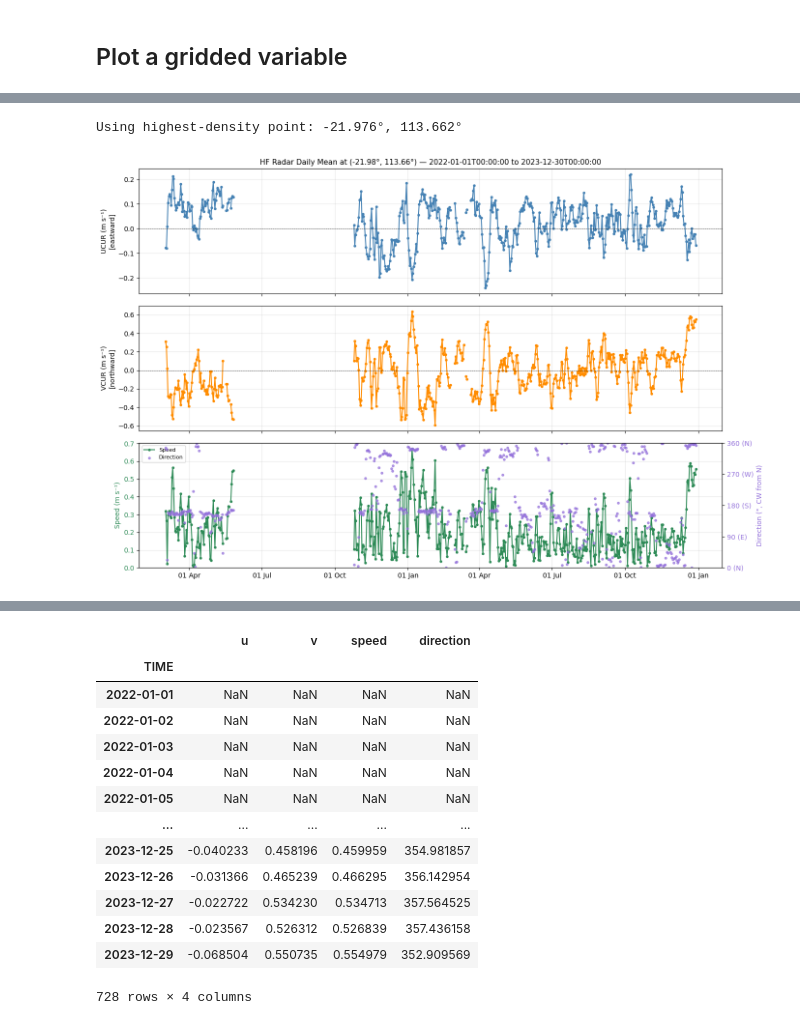
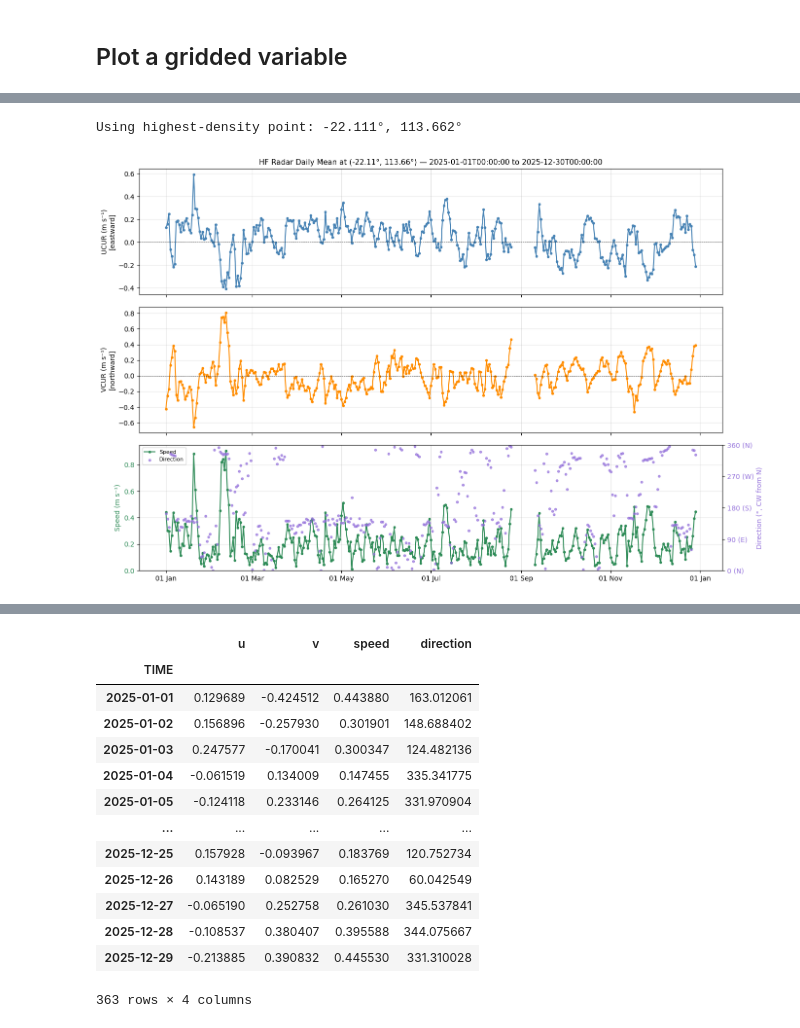
Before and after one commit to aodn/aodn_cloud_optimised, a Jupyter notebook: notebooks/radar_NorthWestShelf_velocity_hourly_averaged_realtime_nonqc.ipynb, the cells around one changed output, grey strips where cells are left out. Cells and saved outputs as stored; diff of their text form; code cells hidden in the pictures.

```diff
--- a/notebooks/radar_NorthWestShelf_velocity_hourly_averaged_realtime_nonqc.ipynb
+++ b/notebooks/radar_NorthWestShelf_velocity_hourly_averaged_realtime_nonqc.ipynb
@@ -87,7 +88,7 @@ Wall time: 941 ms
 # %%
 %%time
-aodn_dataset.plot_radar_water_velocity_timeseries(date_start='2022-01-01T00:00:00',
-                                            date_end='2023-12-30T00:00:00')
+aodn_dataset.plot_radar_water_velocity_timeseries(date_start='2025-01-01T00:00:00',
+                                            date_end='2025-12-30T00:00:00')
 # %% [output]
-Using highest-density point: -21.976°, 113.662°
+Using highest-density point: -22.111°, 113.662°
-[figure, old version]
+[figure, new version]
@@ -96,14 +97,14 @@ Wall time: 2.62 s
 |  | u | v | speed | direction |
 | TIME |  |  |  |  |
-| 2022-01-01 | NaN | NaN | NaN | NaN |
-| 2022-01-02 | NaN | NaN | NaN | NaN |
-| 2022-01-03 | NaN | NaN | NaN | NaN |
-| 2022-01-04 | NaN | NaN | NaN | NaN |
-| 2022-01-05 | NaN | NaN | NaN | NaN |
+| 2025-01-01 | 0.129689 | -0.424512 | 0.443880 | 163.012061 |
+| 2025-01-02 | 0.156896 | -0.257930 | 0.301901 | 148.688402 |
+| 2025-01-03 | 0.247577 | -0.170041 | 0.300347 | 124.482136 |
+| 2025-01-04 | -0.061519 | 0.134009 | 0.147455 | 335.341775 |
+| 2025-01-05 | -0.124118 | 0.233146 | 0.264125 | 331.970904 |
 | ... | ... | ... | ... | ... |
-| 2023-12-25 | -0.040233 | 0.458196 | 0.459959 | 354.981857 |
-| 2023-12-26 | -0.031366 | 0.465239 | 0.466295 | 356.142954 |
-| 2023-12-27 | -0.022722 | 0.534230 | 0.534713 | 357.564525 |
-| 2023-12-28 | -0.023567 | 0.526312 | 0.526839 | 357.436158 |
-| 2023-12-29 | -0.068504 | 0.550735 | 0.554979 | 352.909569 |
+| 2025-12-25 | 0.157928 | -0.093967 | 0.183769 | 120.752734 |
+| 2025-12-26 | 0.143189 | 0.082529 | 0.165270 | 60.042549 |
+| 2025-12-27 | -0.065190 | 0.252758 | 0.261030 | 345.537841 |
+| 2025-12-28 | -0.108537 | 0.380407 | 0.395588 | 344.075667 |
+| 2025-12-29 | -0.213885 | 0.390832 | 0.445530 | 331.310028 |
-728 rows × 4 columns
+363 rows × 4 columns
```
Also changed, not shown: parts of 8 cells of this notebook.
